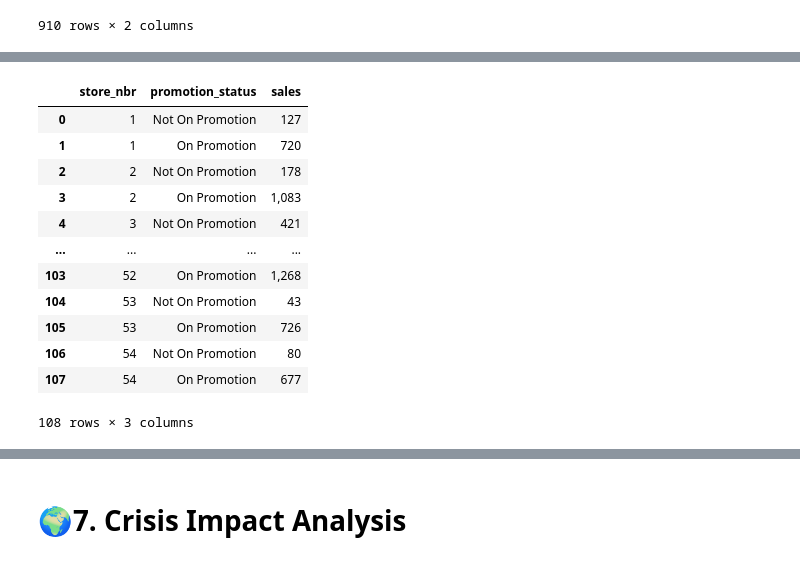
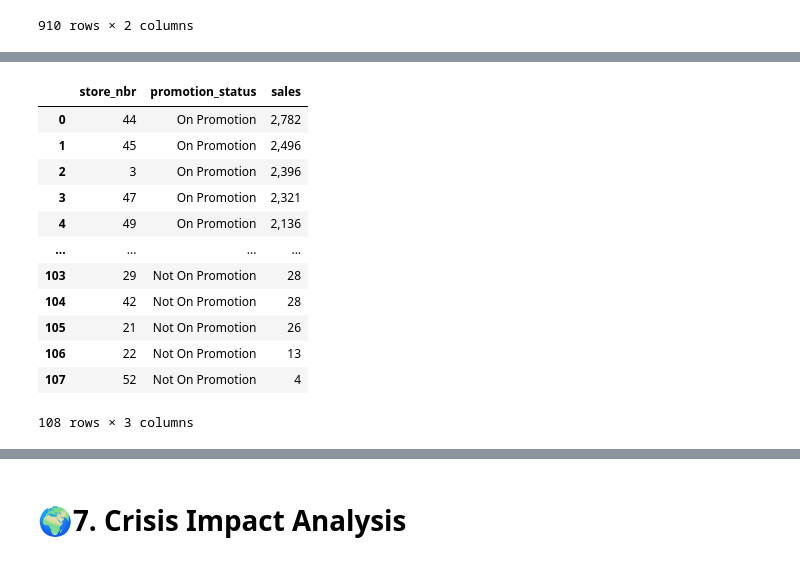
Before and after one commit to Seif-Eldin-Omar/sales-forecasting-optimization, a Jupyter notebook: notebooks/analysis_demo.ipynb, the cells around one changed output, grey strips where cells are left out. Cells and saved outputs as stored; diff of their text form; code cells hidden in the pictures.

```diff
--- a/notebooks/analysis_demo.ipynb
+++ b/notebooks/analysis_demo.ipynb
@@ -280,4 +327,0 @@ avg_sales_by_holiday
-# %%
-df['weekend'] = df['day_of_week'].apply(lambda x: 'Weekend' if x in ['Saturday', 'Sunday'] else 'Weekday')
-avg_sales_by_weekend = df.groupby('weekend')['sales'].mean().reset_index()
-avg_sales_by_weekend
@@ -343,17 +578,17 @@ avg_sales_by_family
 # %%
-avg_sales_by_store = df.groupby(['store_nbr', 'promotion_status'])['sales'].mean().reset_index()
+avg_sales_by_store = df.groupby(['store_nbr', 'promotion_status'])['sales'].mean().sort_values(ascending=False).reset_index()
 avg_sales_by_store
 # %% [output]
 |  | store_nbr | promotion_status | sales |
-| 0 | 1 | Not On Promotion | 127 |
-| 1 | 1 | On Promotion | 720 |
-| 2 | 2 | Not On Promotion | 178 |
-| 3 | 2 | On Promotion | 1,083 |
-| 4 | 3 | Not On Promotion | 421 |
+| 0 | 44 | On Promotion | 2,782 |
+| 1 | 45 | On Promotion | 2,496 |
+| 2 | 3 | On Promotion | 2,396 |
+| 3 | 47 | On Promotion | 2,321 |
+| 4 | 49 | On Promotion | 2,136 |
 | ... | ... | ... | ... |
-| 103 | 52 | On Promotion | 1,268 |
-| 104 | 53 | Not On Promotion | 43 |
-| 105 | 53 | On Promotion | 726 |
-| 106 | 54 | Not On Promotion | 80 |
-| 107 | 54 | On Promotion | 677 |
+| 103 | 29 | Not On Promotion | 28 |
+| 104 | 42 | Not On Promotion | 28 |
+| 105 | 21 | Not On Promotion | 26 |
+| 106 | 22 | Not On Promotion | 13 |
+| 107 | 52 | Not On Promotion | 4 |
 108 rows × 3 columns
```
Also changed, not shown: parts of 48 cells of this notebook.
